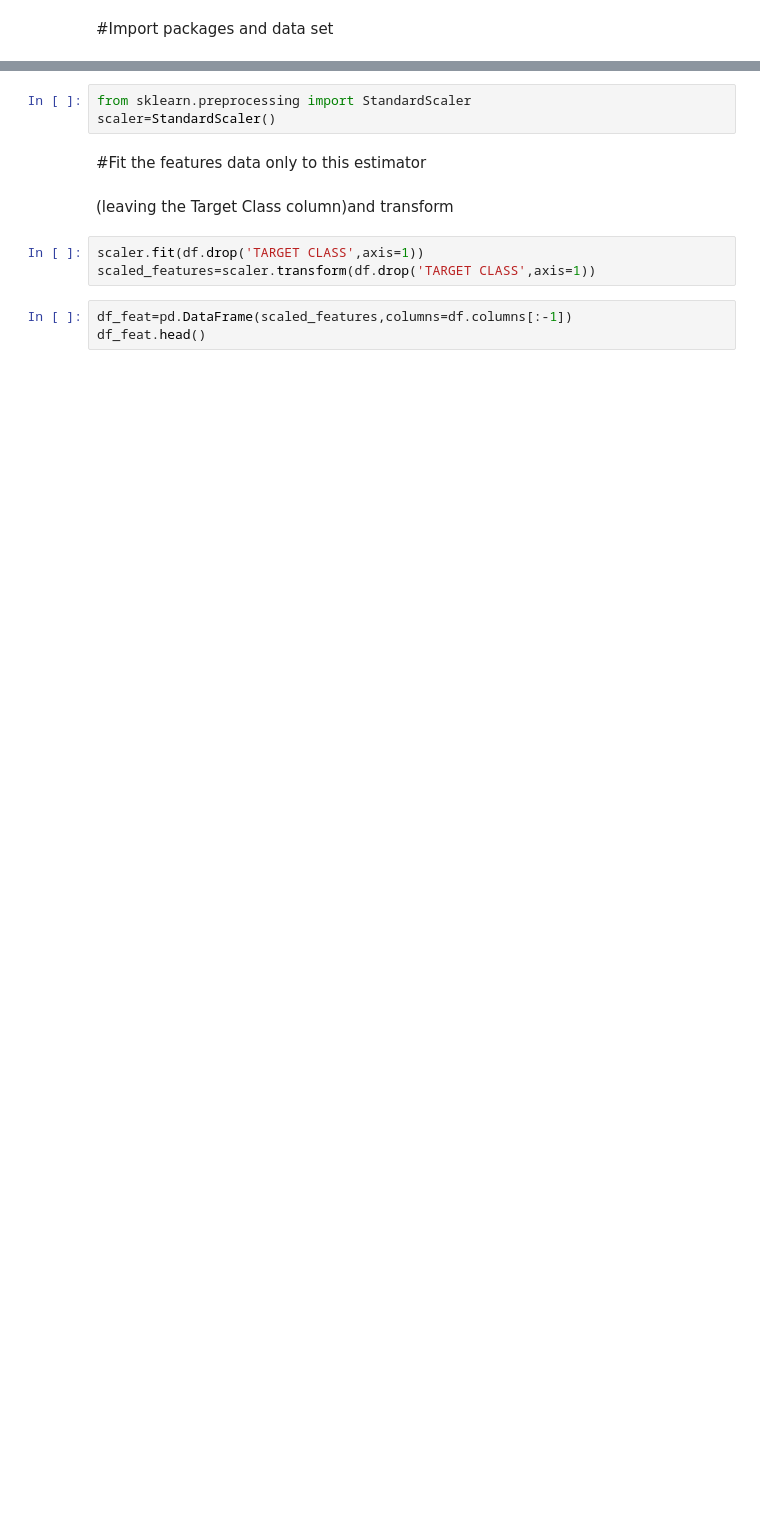
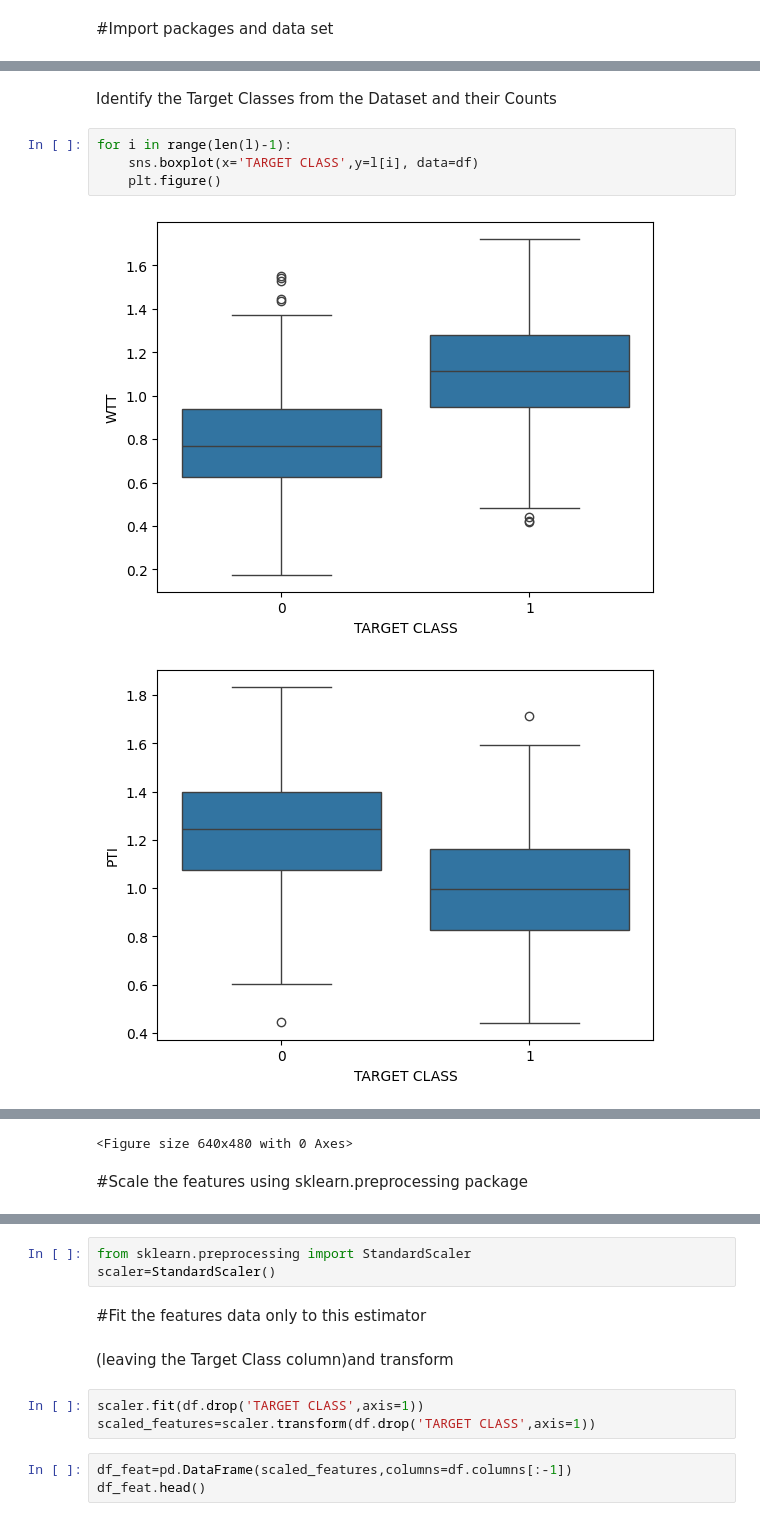
Before and after one commit to 2303A51553/AIML-2025, a Jupyter notebook: Lab06_AIML.ipynb, the cells around one changed output, grey strips where cells are left out. Cells and saved outputs as stored; diff of their text form; blank space fills up the shorter version.

```diff
--- a/Lab06_AIML.ipynb
+++ b/Lab06_AIML.ipynb
@@ -19,0 +69,9 @@ df.head()
+# %% [markdown]
+Identify the Target Classes from the Dataset and their Counts
+# %%
+for i in range(len(l)-1):
+    sns.boxplot(x='TARGET CLASS',y=l[i], data=df)
+    plt.figure()
+# %% [output]
+[figure, added]
+[figure, added]
@@ -19,0 +86,3 @@ df.head()
+<Figure size 640x480 with 0 Axes>
+# %% [markdown]
+#Scale the features using sklearn.preprocessing package
```
Also changed, not shown: parts of 12 cells of this notebook.
